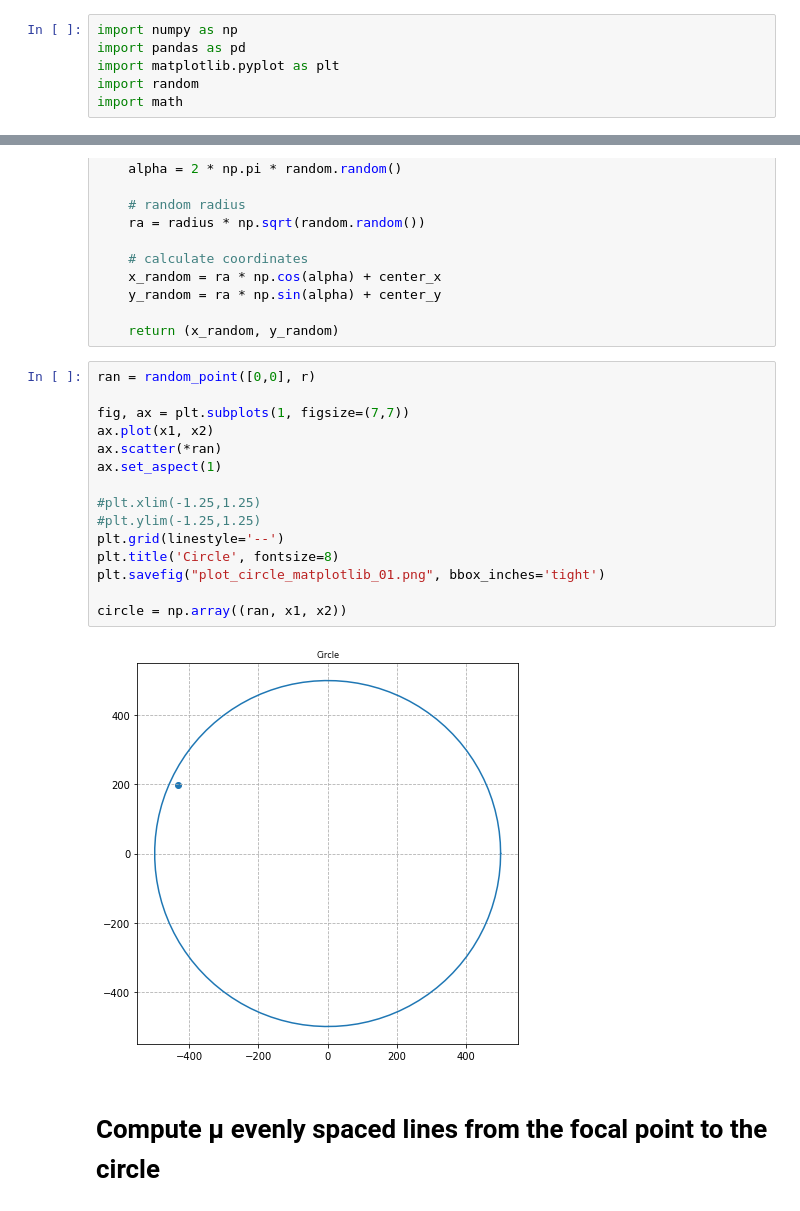
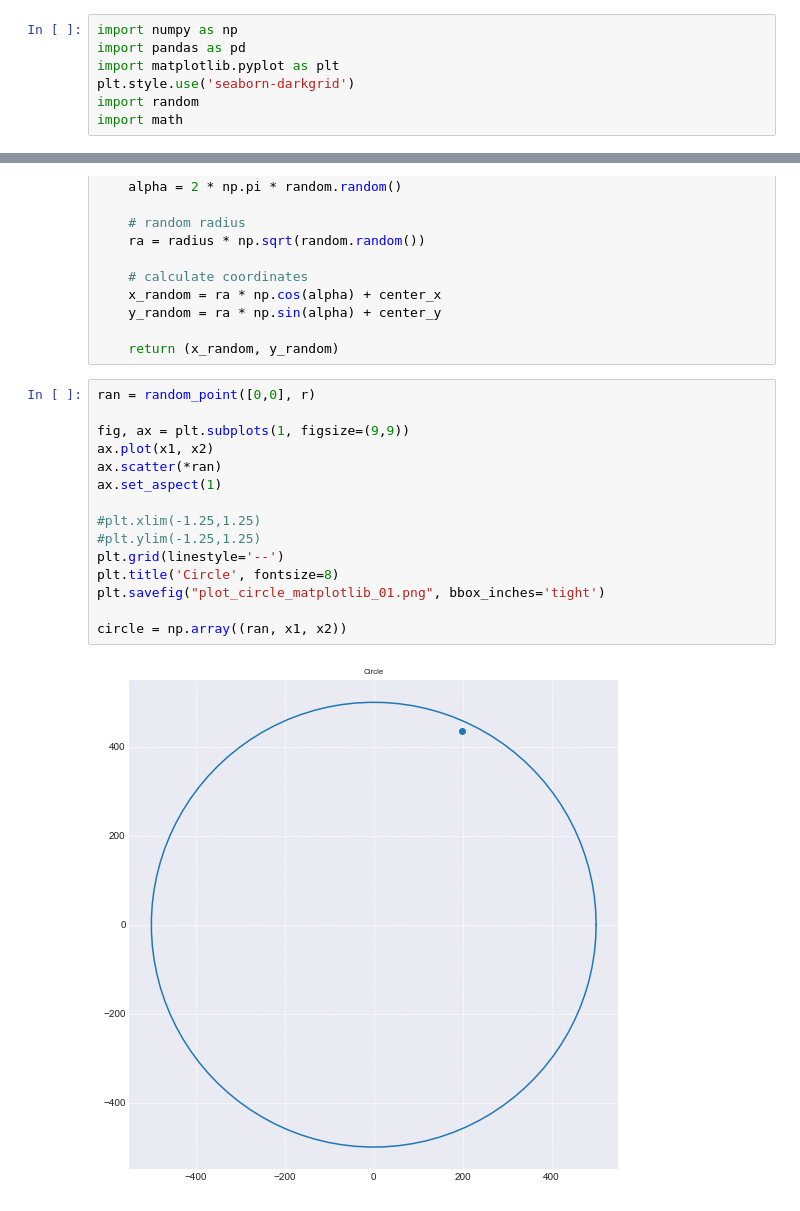
Before and after one commit to ZachWolpe/why-planets-orbit-in-an-ellipse, a Jupyter notebook: Planet Ellipse.ipynb, the cells around one changed output, grey strips where cells are left out. Cells and saved outputs as stored; diff of their text form.

```diff
--- a/Planet Ellipse.ipynb
+++ b/Planet Ellipse.ipynb
@@ -12,5 +22,6 @@ https://www.wolframalpha.com/input/?i=sin%28x%29+%3D+m*cos%28x%29+%2B+c
 import numpy as np
 import pandas as pd
 import matplotlib.pyplot as plt
+plt.style.use('seaborn-darkgrid')
 import random
 import math
@@ -67,19 +101,17 @@ def random_point(center, radius):
 # %%
 ran = random_point([0,0], r)
 
-fig, ax = plt.subplots(1, figsize=(7,7))
+fig, ax = plt.subplots(1, figsize=(9,9))
 ax.plot(x1, x2)
 ax.scatter(*ran)
 ax.set_aspect(1)
 
 #plt.xlim(-1.25,1.25)
 #plt.ylim(-1.25,1.25)
 plt.grid(linestyle='--')
 plt.title('Circle', fontsize=8)
 plt.savefig("plot_circle_matplotlib_01.png", bbox_inches='tight')
 
 circle = np.array((ran, x1, x2))
 # %% [output]
-[figure, old version]
+[figure, new version]
-# %% [markdown]
-# Compute µ evenly spaced lines from the focal point to the circle
```
Also changed, not shown: parts of 24 cells of this notebook, 1 other file.
